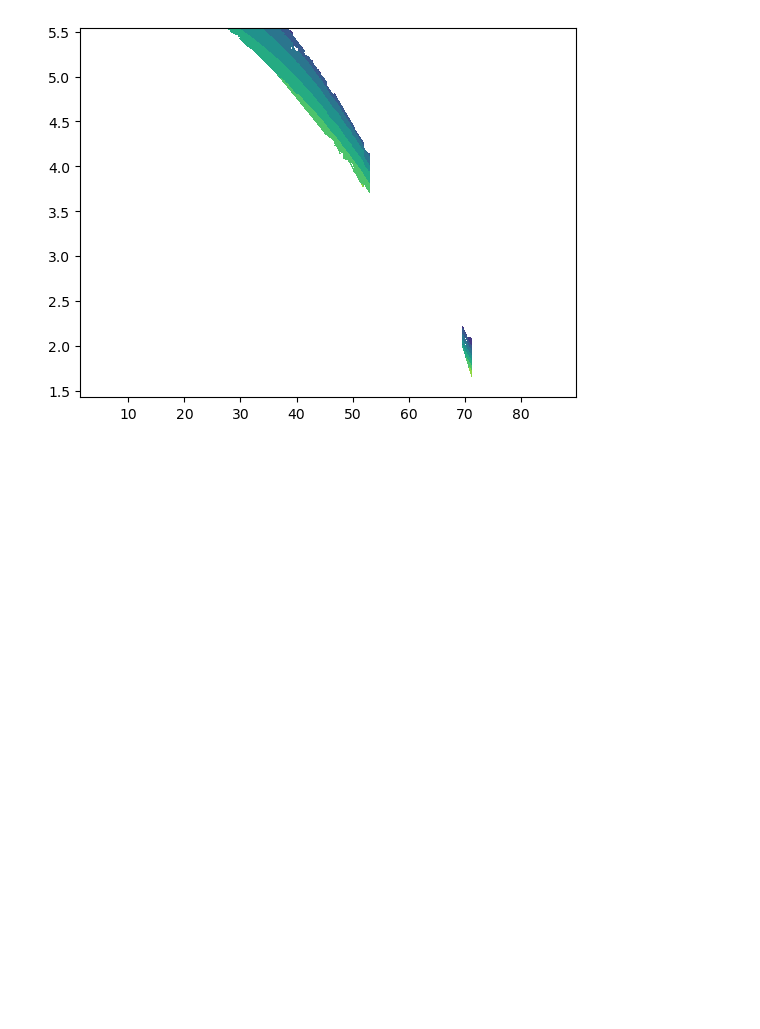
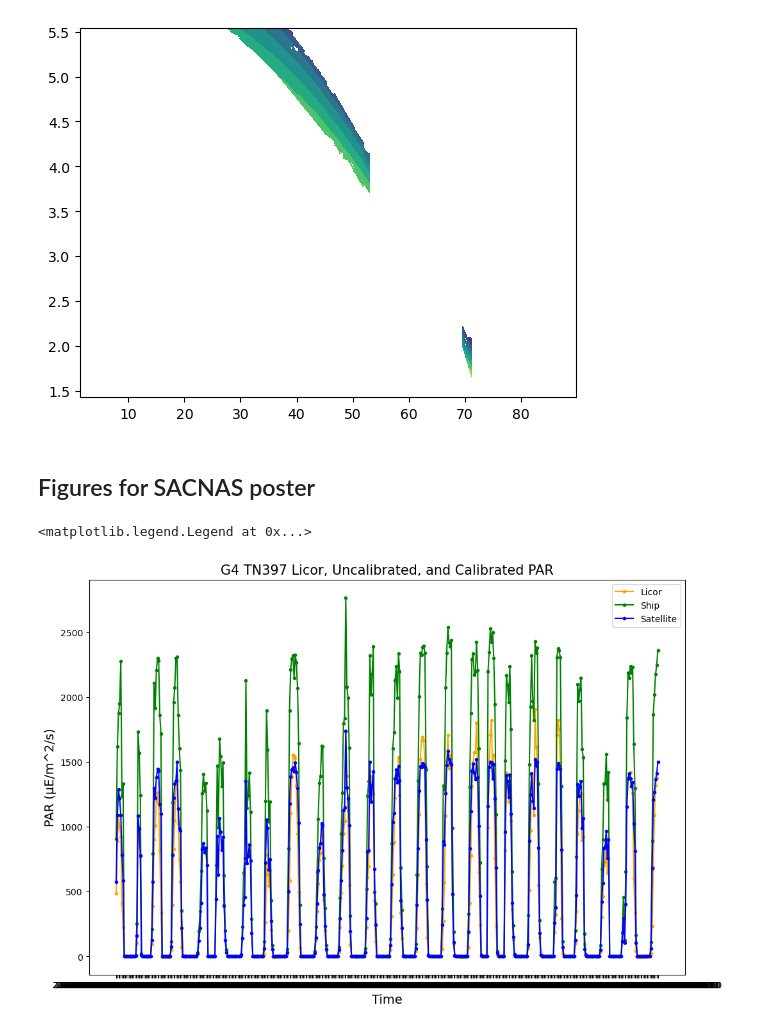
Before and after one commit to kpc02/SACNAS-2023-project, a Jupyter notebook: matlab_script.ipynb, the cells around one changed output. Saved outputs shown, nothing was run; the diff lists cells and outputs as text; code cells hidden in the pictures; blank space fills up the shorter version.

Commit message:
making plots for poster

```diff
--- a/matlab_script.ipynb
+++ b/matlab_script.ipynb
@@ -125,3 +124,29 @@ plt.contourf(xi,yi,zi)
 # %% [output]
 <matplotlib.contour.QuadContourSet at 0x...>
 [figure]
+# %% [markdown]
+## Figures for SACNAS poster
+# %%
+## attempting to make par comparison graph for G4
+# setting variables
+x = g4_data['time']
+y = g4_data['licor_par']
+y1 = g4_data['par']
+y2 = g4_data['sat_par']
+
+fig, ax = plt.subplots(sharex = True, nrows = 1, ncols = 1, figsize = (12, 8))
+# plots carbon quota data
+ax.plot(x, y, c='orange', marker = '.', label = 'Licor')
+ax.plot(x, y1, c='green', marker = '.', label = 'Ship')
+ax.plot(x, y2, c = 'blue', marker = '.', label = 'Satellite')
+
+# makes secondary axis by sharing the the xaxis and creating yaxis
+#parax = ax.twinx()
+ax.set_xlabel('Time', fontsize = 14)
+parax.set_ylabel('par', fontsize = 14)
+ax.set_ylabel('PAR (μE/m^2/s)', fontsize = 14)
+plt.title('G4 TN397 Licor, Uncalibrated, and Calibrated PAR', fontsize = 15)
+ax.legend()
+# %% [output]
+<matplotlib.legend.Legend at 0x...>
+[figure, added]
```
Also changed, not shown: parts of 2 cells of this notebook.
